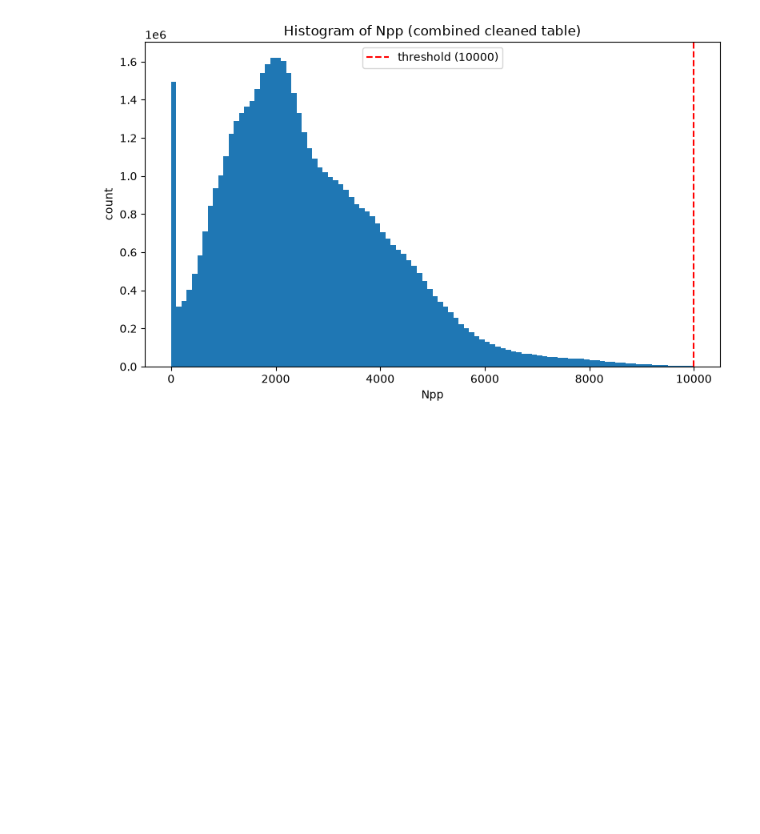
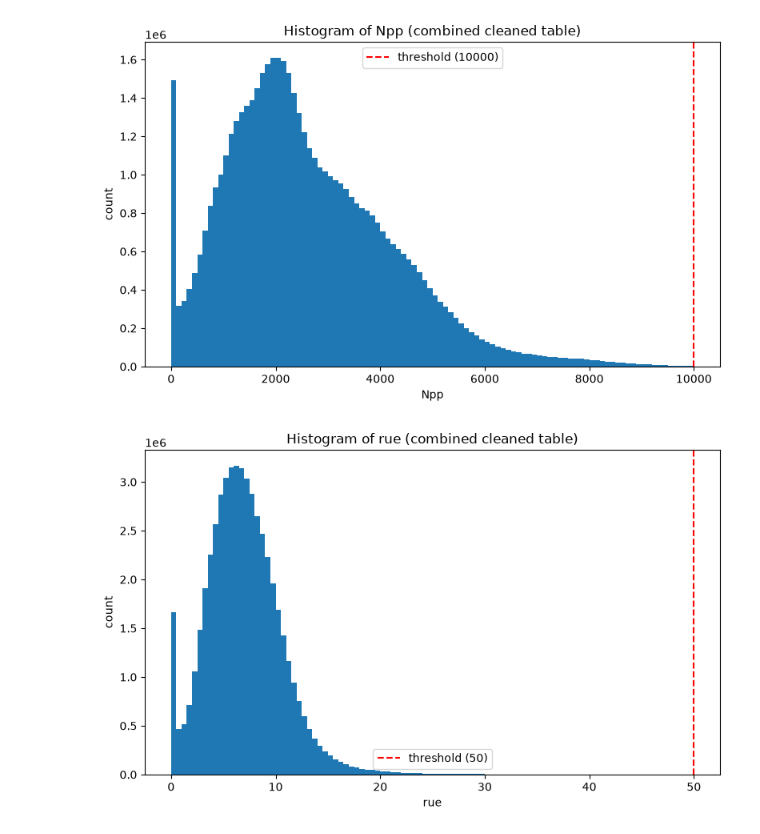
Before and after one commit to Wanja24/non-equilibrium, a Jupyter notebook: test_scripts/clean_tables_test.ipynb, the cells around one changed output. Saved outputs shown, nothing was run; the diff lists cells and outputs as text; code cells hidden in the pictures; blank space fills up the shorter version.

```diff
--- a/test_scripts/clean_tables_test.ipynb
+++ b/test_scripts/clean_tables_test.ipynb
@@ -114,6 +116,22 @@ plt.tight_layout()
 plt.show()
 # %% [output]
 [figure]
+# %%
+# ======================================================================
+# ---------- 3c. Histogram of rue in the combined table ----------
+# ======================================================================
+
+plt.figure(figsize=(8, 5))
+plt.hist(big_df["rue"].dropna(), bins=100)
+plt.axvline(50, color="red", linestyle="--", label=f"threshold (50)")
+plt.xlabel("rue")
+plt.ylabel("count")
+plt.title(f"Histogram of rue (combined cleaned table)")
+plt.legend()
+plt.tight_layout()
+plt.show()
+# %% [output]
+[figure, added]
 # %%
 # ======================================================================
 # ---------- 4. Recommended additional checks ----------
```
Also changed, not shown: parts of 2 cells of this notebook, 1 other file.
